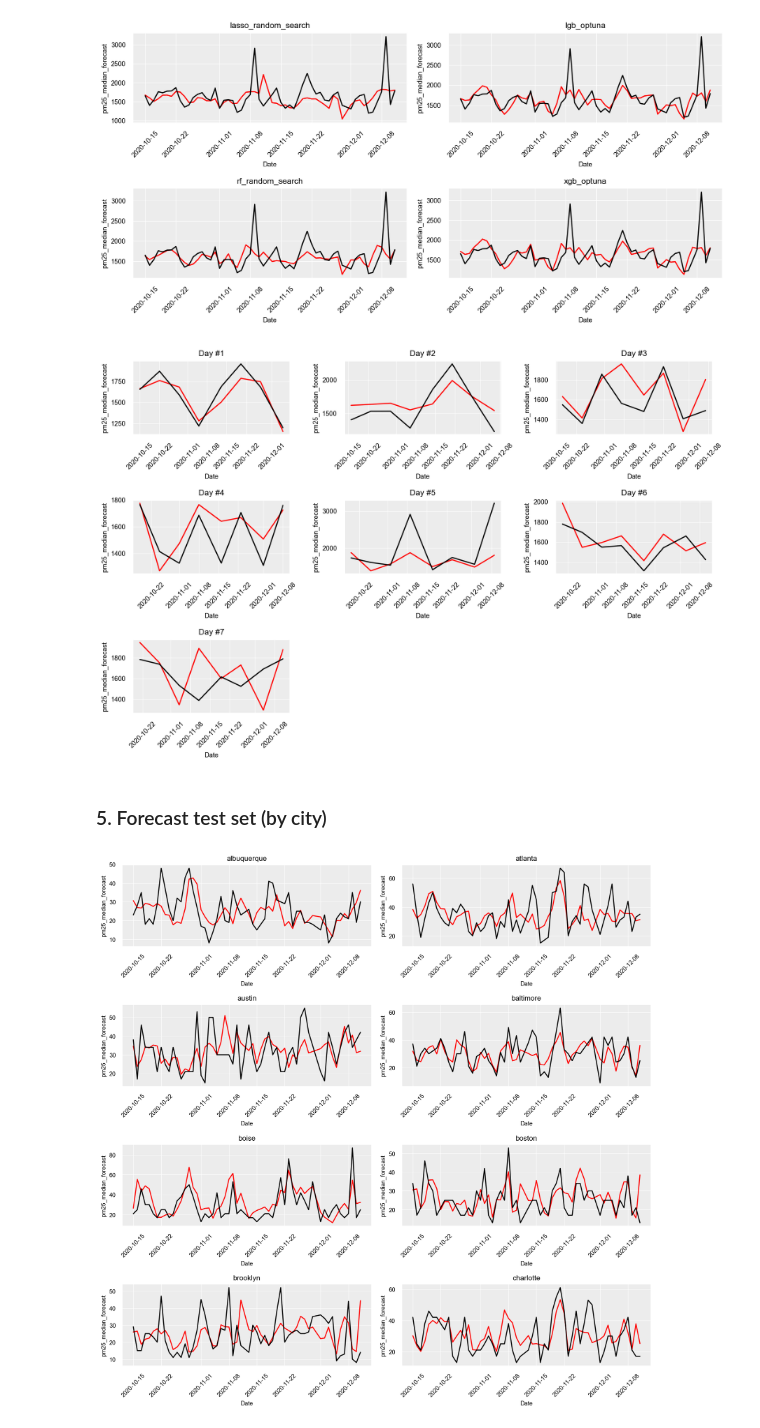
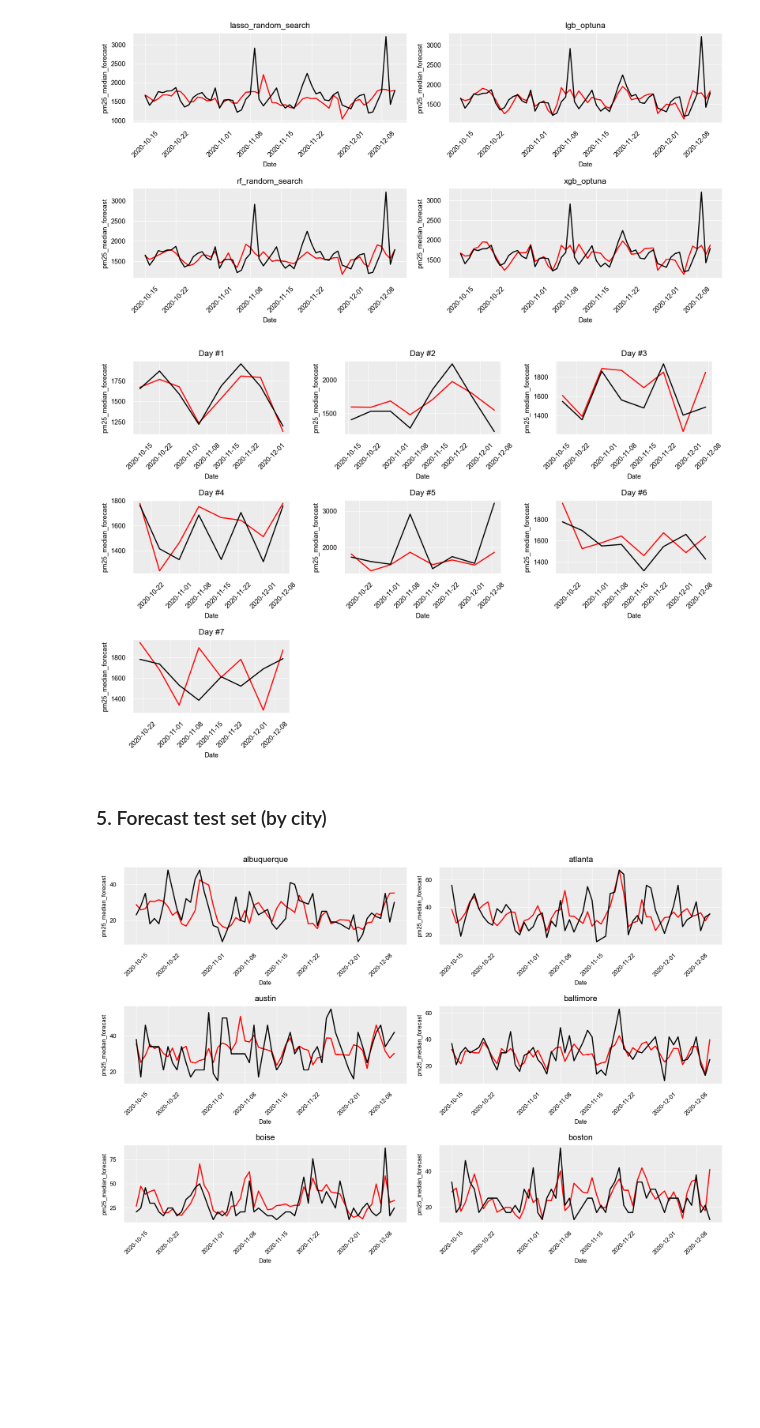
Before and after one commit to ghginm/Air-Quality-Forecasting-System, a Jupyter notebook: inference_eda.ipynb, the cells around one changed output. Cells and saved outputs as stored; diff of their text form; code cells hidden in the pictures; blank space fills up the shorter version.

Commit message:
data upd

```diff
--- a/inference_eda.ipynb
+++ b/inference_eda.ipynb
@@ -240,7 +240,7 @@ plt.show()
 [figure]
 # %%
 data_gr = data.groupby(['Date', 'day_number', 'model_type'], as_index=False)[['pm25_median_forecast', 'pm25_median']].sum()
-data_gr = data_gr[data_gr['model_type'] == 'lgb_optuna']
+data_gr = data_gr[data_gr['model_type'] == 'xgb_optuna']
 # %%
 with plt.rc_context(rc = {'figure.dpi': 150, 'axes.labelsize': 9,
                           'xtick.labelsize': 9, 'ytick.labelsize': 9}):
@@ -262,31 +262,31 @@ with plt.rc_context(rc = {'figure.dpi': 150, 'axes.labelsize': 9,
 plt.tight_layout()
 plt.show()
 # %% [output]
-[figure, old version]
+[figure, new version]
 # %% [markdown]
 ### 5. Forecast test set (by city)
 # %%
 data['model_type'] = [f'{x}_{model_type(x, y)}' for x, y in zip(data['model'], data['tuning'])]
-data_gr = data[data['model_type'] == 'lgb_optuna'].groupby(['Date', 'City'],
+data_gr = data[data['model_type'] == 'xgb_optuna'].groupby(['Date', 'City'],
                as_index=False)[['pm25_median_forecast', 'pm25_median']].sum()
 
-data_gr = data_gr[data_gr['City'].isin(data_gr['City'].unique()[0:8])]
+data_gr = data_gr[data_gr['City'].isin(data_gr['City'].unique()[0:6])]
 # %%
-with plt.rc_context(rc = {'figure.dpi': 150, 'axes.labelsize': 9,
-                          'xtick.labelsize': 9, 'ytick.labelsize': 9}):
+with plt.rc_context(rc = {'figure.dpi': 150, 'axes.labelsize': 8,
+                          'xtick.labelsize': 8, 'ytick.labelsize': 8}):
 
-    fig, axes = plt.subplots(4, 2, figsize = (12, 12))
+    fig, axes = plt.subplots(3, 2, figsize = (12, 8))
     ax_flat = axes.flatten()
 
     for model, ax in zip(data_gr['City'].unique(), ax_flat):
         df = data_gr[data_gr['City'] == model]
         sns.lineplot(ax=ax, x=df['Date'], y=df['pm25_median_forecast'], color='red')
         sns.lineplot(ax=ax, x=df['Date'], y=df['pm25_median'], color='black')
 
         ax.set_title(str(model), fontsize=11, color='black')
         plt.setp(ax.get_xticklabels(), rotation=45)
 
 plt.tight_layout()
 plt.show()
 # %% [output]
-[figure, old version]
+[figure, new version]
```
Also changed, not shown: parts of 5 cells of this notebook, 14 other files.
